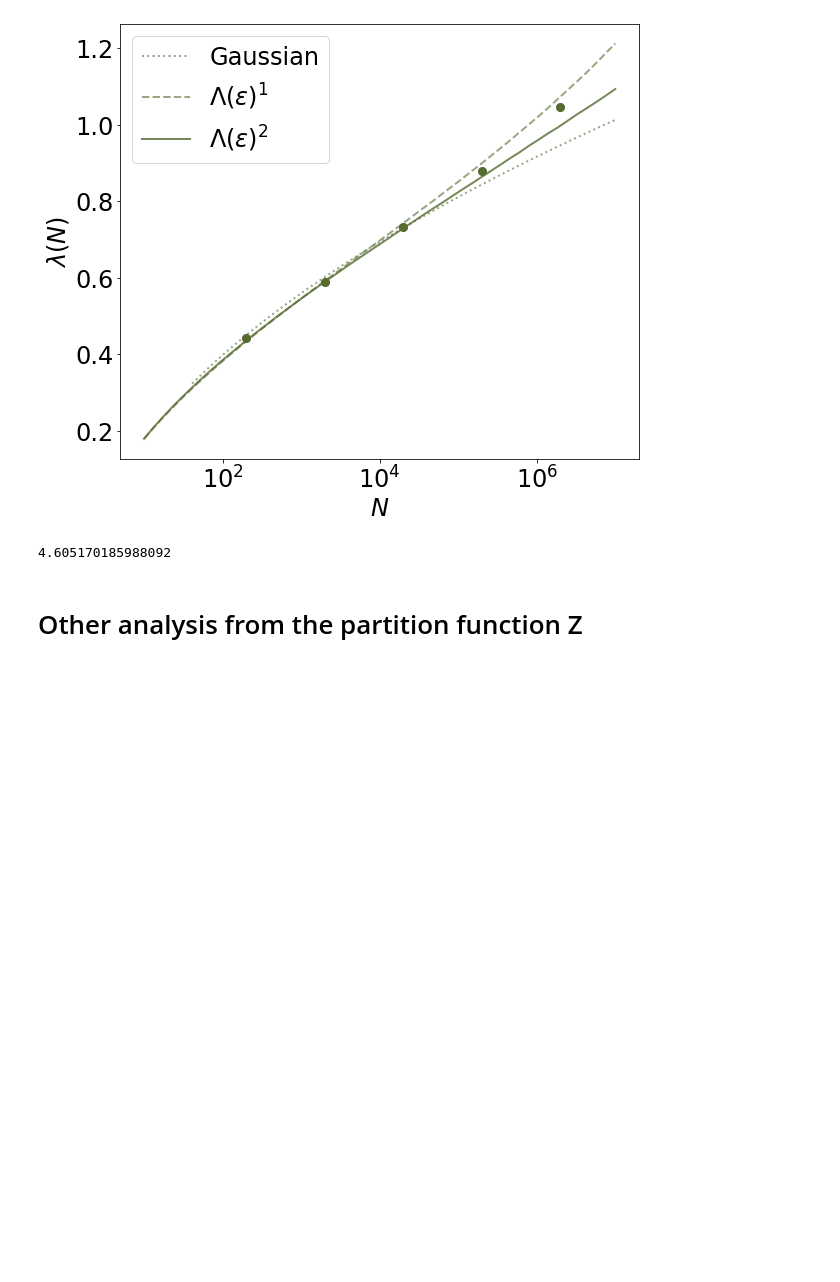
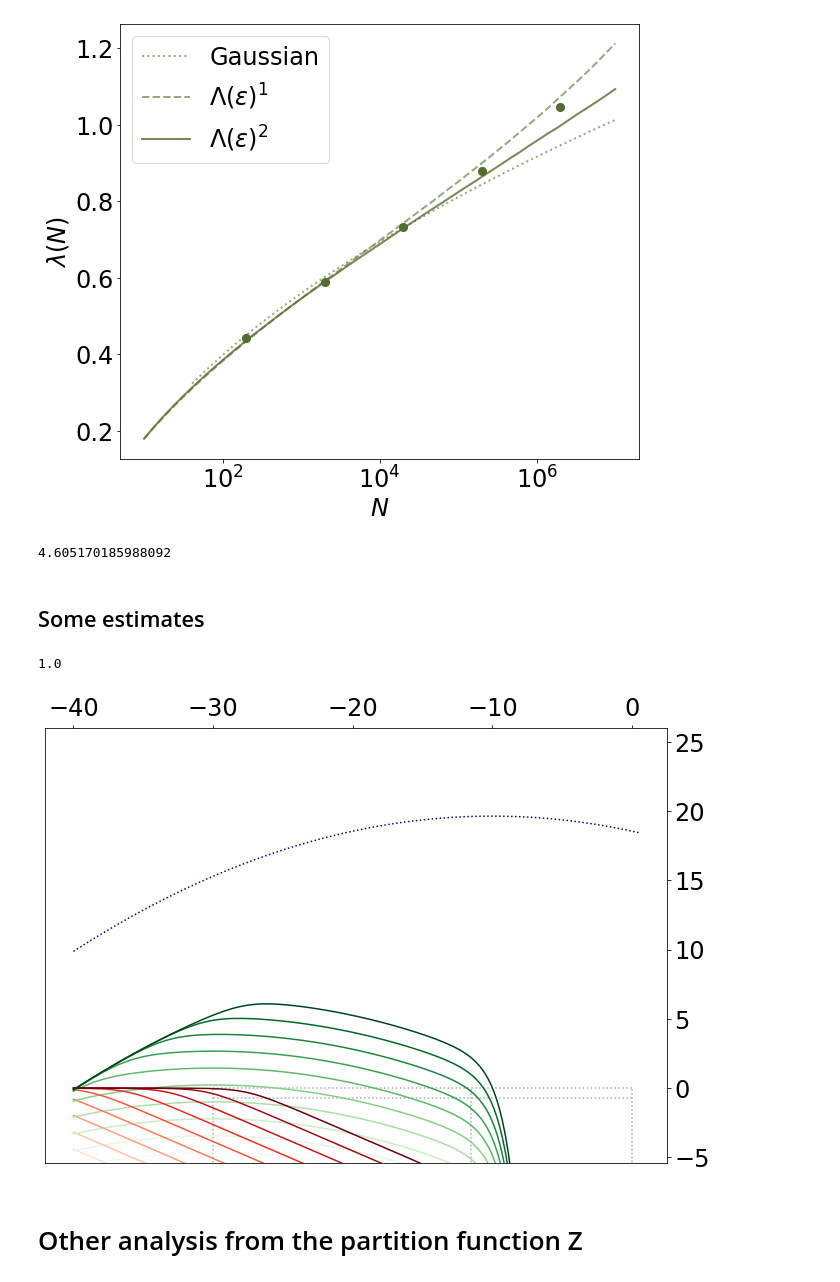
Before and after one commit to rmorantovar/Immune_System, a Jupyter notebook: Jupyter_Notebooks/5_Geometric_exponent.ipynb, the cells around one changed output. Drawn from its saved outputs; the diff is of its cells as text; code cells hidden in the pictures; blank space fills up the shorter version.

```diff
--- a/Jupyter_Notebooks/5_Geometric_exponent.ipynb
+++ b/Jupyter_Notebooks/5_Geometric_exponent.ipynb
@@ -762,6 +762,58 @@ fig.savefig('../Figures/5_Geometric_exponent/lambda_N.pdf')
 2/(np.log10(np.exp(1)))
 # %% [output]
 4.605170185988092
+# %% [markdown]
+## Some estimates
+# %%
+
+e_R = 6
+k_on = 1e6
+k_off_limit = 10
+e0 = 2
+L = 20
+sigma = ((e0-e0/2)**2 + (0-e0/2)**2)/2
+print(sigma)
+Sigma = L*(sigma)
+mus = np.linspace(np.log(10**(-23)), np.log(10**(-23+11)), 10)
+alphas = np.linspace(0, 1, len(mus))
+colors_mu = plt.cm.Greens(np.linspace(0, 1, len(mus)))
+colors_mu2 = plt.cm.Reds(np.linspace(0, 1, len(mus)))
+e_bar = -10
+e = np.linspace(-L*e0/2+e_bar - 10, .5, 200)
+
+def S(e):
+    return np.log10(np.exp(-(e-e_bar)**2/(2*Sigma))) + L*np.log10(10) - 0.5*np.log10(2*np.pi*Sigma) + .7
+def S2(e):
+    return np.log10(sc.comb(L, (e-e_bar)/e0+L/2))# - np.log(sc.comb(L, L/2))
+A = np.log(1/(1+np.exp(-e-6)))
+#R = np.log(1/(1+np.exp(e+e_R)))
+def R(e, mu):
+    return - np.log10(1+np.exp(e-mu)) + np.log10(np.exp(-np.exp(e)/(k_off_limit/k_on)))
+def R_approx(e, mu):
+    return - np.log10(np.exp(e - mu)) + np.log10(np.exp(-np.exp(e)/(k_off_limit/k_on)))
+
+#------------------------------------------------------------------------------------
+
+fig, ax = plt.subplots(figsize=(12,8), gridspec_kw={'left':0.18})
+#------------------------------------------------------------------------------------
+ax.plot(e, S(e), color = 'darkblue', linestyle = 'dotted')
+#ax.plot(e, S2(e), color = 'darkblue', linestyle = '-')
+for i, mu in enumerate(mus):
+    ax.plot(e, R(e, mu), color = colors_mu2[i], alpha = alphas[-1])
+    #ax.plot(e, R_approx(e, mu), color = colors_mu2[i], linestyle = 'dashed', alpha = alphas[-1])
+    ax.plot(e, R(e, mu) + -10 + S(e), color = colors_mu[i], alpha = alphas[-1])
+    #ax.plot(e, R_approx(e, mu) + -2 + S2(e), color = colors_mu[i], linestyle = 'dashed', alpha = alphas[-1])
+
+ax.vlines([-L*e0/2+e_bar, 0, np.log(k_off_limit/k_on)], -L*e0/2, 0, linestyle = 'dotted', color='darkgrey')
+ax.hlines([0, np.log(.5)], -L*e0/2 - 10, 0, linestyle = 'dotted', color='darkgrey')
+
+my_plot_layout(ax=ax)
+ax.set_ylim(-5.4, L*np.log10(20))
+ax.xaxis.tick_top()
+ax.yaxis.tick_right()
+# %% [output]
+1.0
+[figure, added]
 # %% [markdown]
 # Other analysis from the partition function Z
 # %% [markdown]
```
Also changed, not shown: 25 other files.
